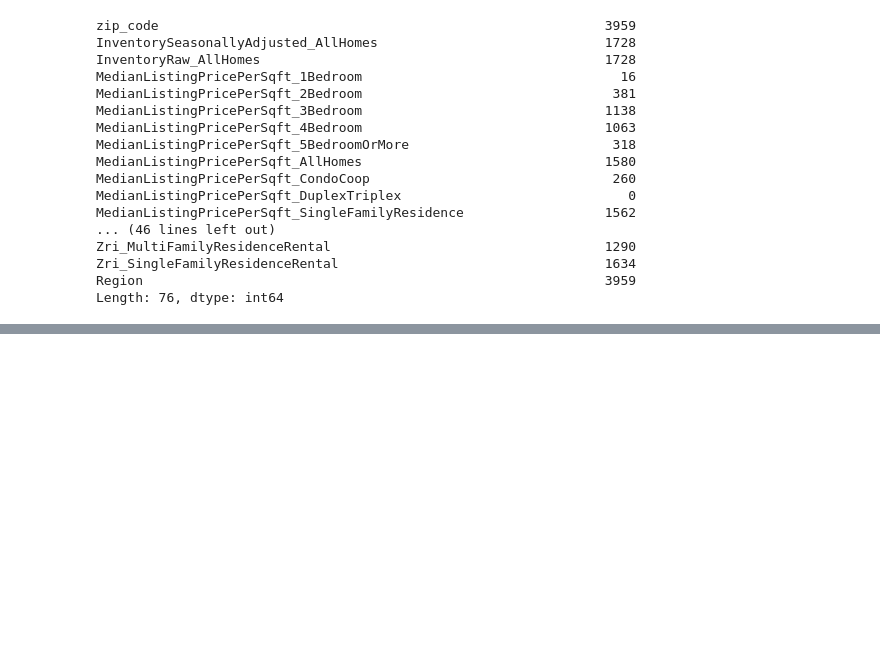
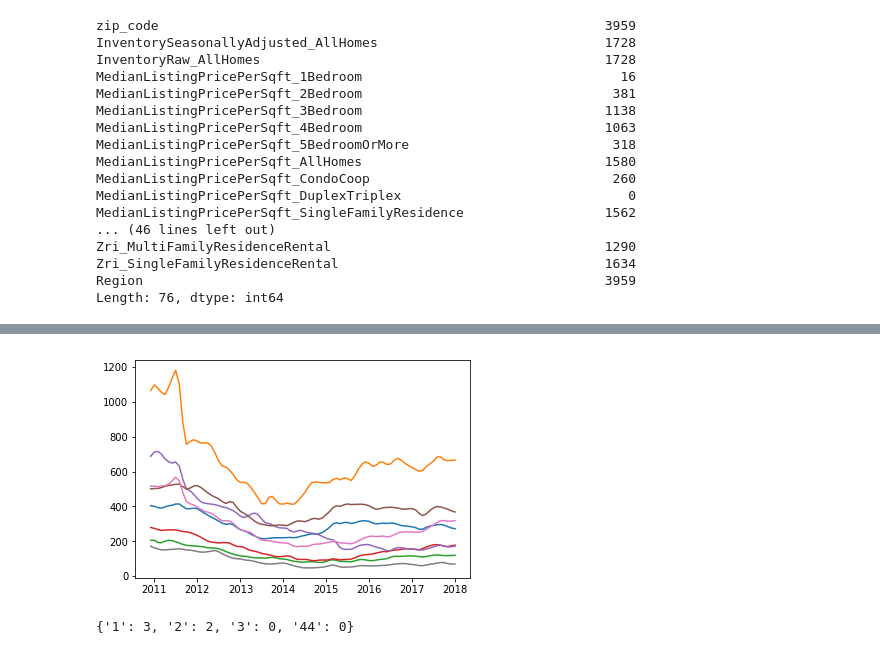
Before and after one commit to cliffrunner/Springboard_Capstone_1, a Jupyter notebook: Capstone_1_predicting_house_price.ipynb, the cells around one changed output, grey strips where cells are left out. Drawn from its saved outputs; the diff is of its cells as text; code cells hidden in the pictures; blank space fills up the shorter version.

```diff
--- a/Capstone_1_predicting_house_price.ipynb
+++ b/Capstone_1_predicting_house_price.ipynb
@@ -197,0 +143,16 @@ AttributeError: 'numpy.ndarray' object has no attribute 'nanmean'
+# %%
+plt.plot(df_temp['InventorySeasonallyAdjusted_AllHomes']/df_temp['ZriPerSqft_AllHomes'])
+plt.show()
+# %% [output]
+[figure, added]
+# %%
+a = [1,2,1,2,3,44,1,1,2]
+dict = {}
+for i in a:
+    if str(i) in dict.keys():
+        dict[str(i)] += 1
+    else:
+        dict[str(i)] = 0
+dict
+# %% [output]
+{'1': 3, '2': 2, '3': 0, '44': 0}
```
Also changed, not shown: parts of 26 cells of this notebook.
